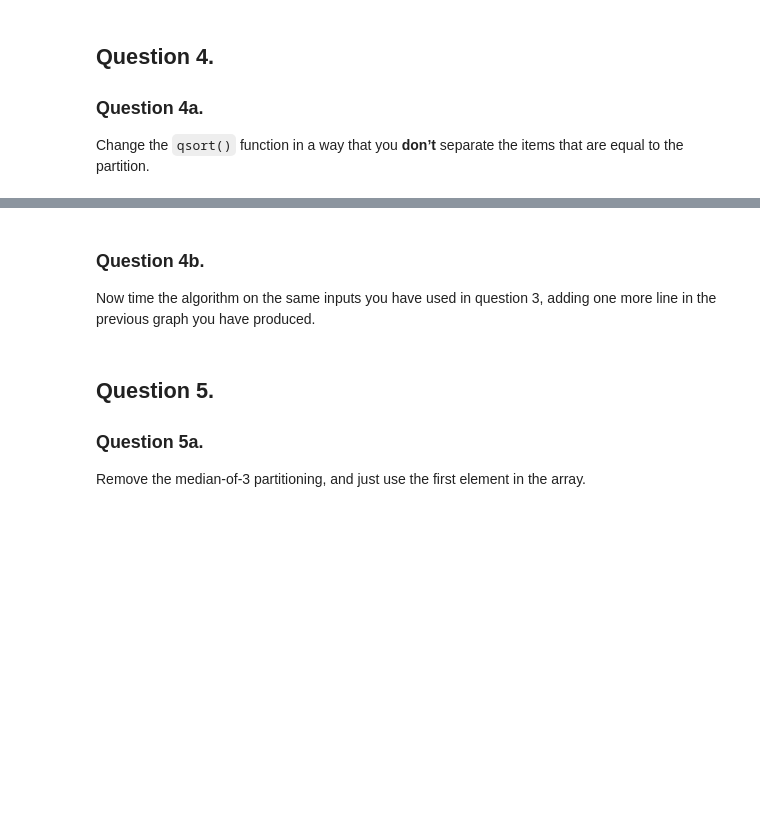
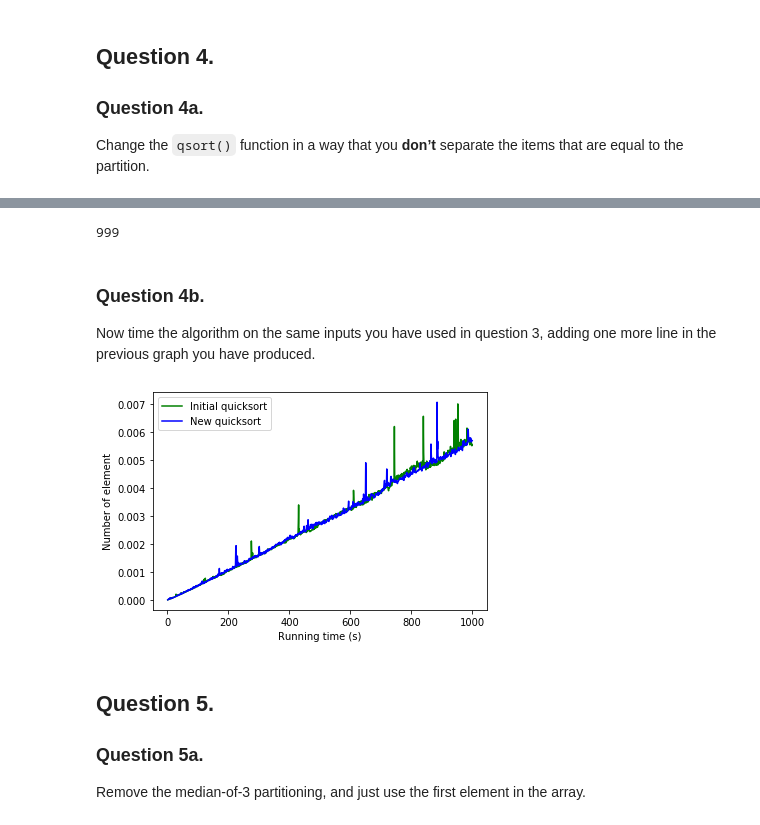
Before and after one commit to mahmud-nobe/CS110_pcw, a Jupyter notebook: CS110_Pre_Class_Work_6_2.ipynb, the cells around one changed output, grey strips where cells are left out. Saved outputs shown, nothing was run; the diff lists cells and outputs as text; code cells hidden in the pictures; blank space fills up the shorter version.

```diff
--- a/CS110_Pre_Class_Work_6_2.ipynb
+++ b/CS110_Pre_Class_Work_6_2.ipynb
@@ -128,3 +205,7 @@ assert(qsort([0])==[0])
+# %%
+N
+# %% [output]
+999
 # %% [markdown]
 ### Question 4b.
 
@@ -135,3 +213,23 @@ raise NotImplementedError()
+# %%
+time_qsort1 = []
+
+for N in range(1,1000): # N will go from 1 to 1000
+  time = 0
+  for i in range(10): # run it 10 time and take the average
+    time += timeit.timeit(randomized_quicksort, number=1)
+  time_qsort1.append(time/10) # adding the average time in the list
+
+# raise NotImplementedError()
+# %%
+plt.plot(range(1,1000), time_qsort, 'g')
+plt.plot(range(1,1000), time_qsort1, 'b')
+plt.xlabel('Running time (s)')
+plt.ylabel('Number of element')
+plt.legend(('Initial quicksort', 'New quicksort'))
+plt.show()
+#raise NotImplementedError()
+# %% [output]
+[figure, added]
 # %% [markdown]
 ## Question 5.
 
```
Also changed, not shown: parts of 13 cells of this notebook.
